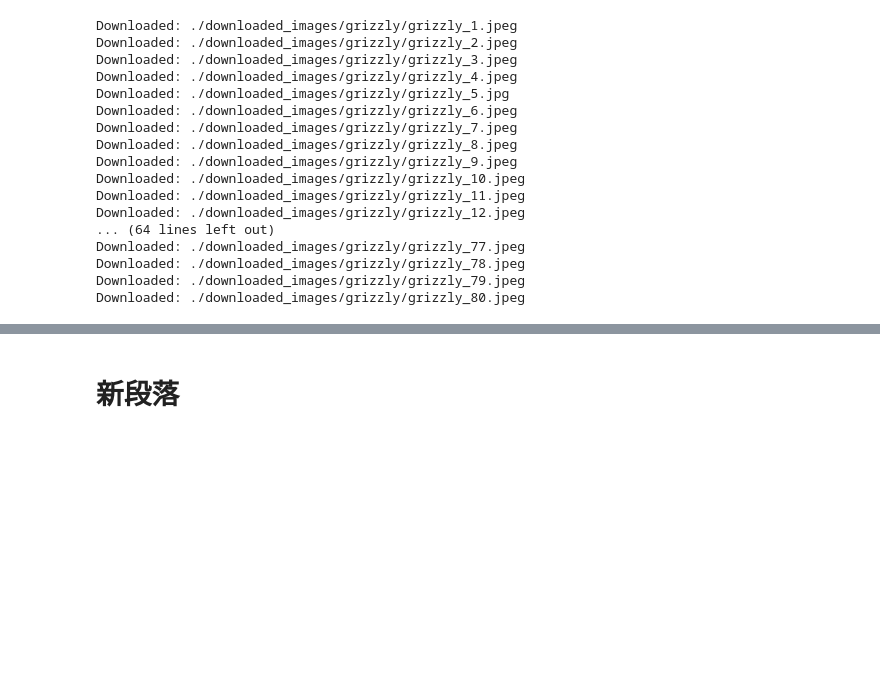
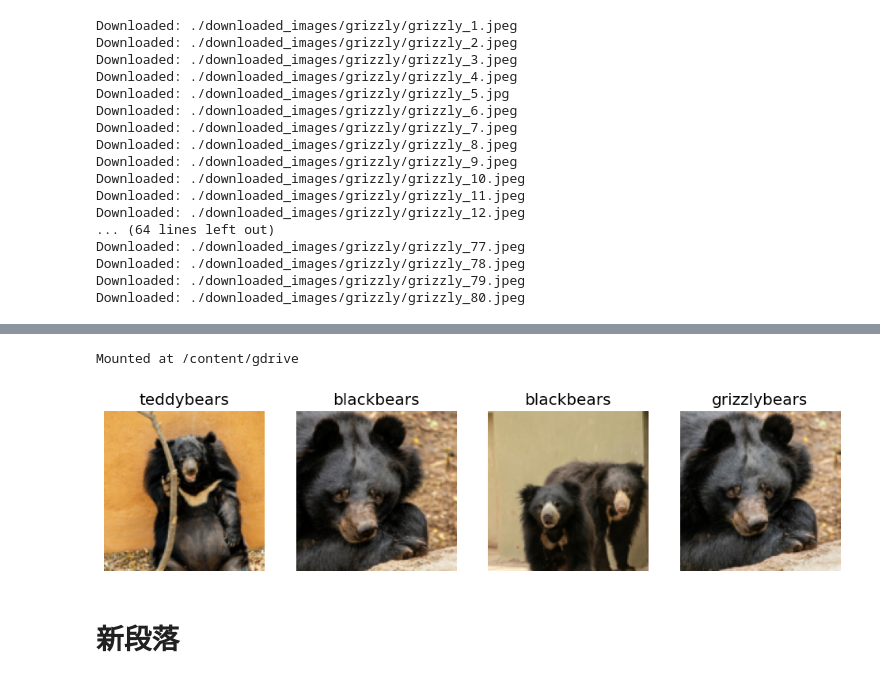
Before and after one commit to Daniel1989/fastai_course, a Jupyter notebook: fastai_02.ipynb, the cells around one changed output, grey strips where cells are left out. Cells and saved outputs as stored; diff of their text form; code cells hidden in the pictures; blank space fills up the shorter version.

```diff
--- a/fastai_02.ipynb
+++ b/fastai_02.ipynb
@@ -85,2 +102,25 @@ Downloaded: ./downloaded_images/grizzly/grizzly_80.jpeg
+# %%
+# 初始化
+import fastbook
+fastbook.setup_book()
+# %% [output]
+Mounted at /content/gdrive
+# %%
+from fastbook import *
+from fastai.vision.widgets import *
+# 5个组成部分，block，一个
+bears = DataBlock(
+    blocks=(ImageBlock, CategoryBlock), # 前者自变量是我们用来进行预测的因素，而后者因变量是我们的目标。
+    get_items=get_image_files, # get_image_files function takes a path, and returns a list of all of the images in that path (recursively, by default)
+    splitter=RandomSplitter(valid_pct=0.2, seed=42), # seed通过提供同样的启动点，来确保创建的数值一致
+    get_y=parent_label, # 一个function 获取y的label
+    item_tfms=Resize(128)) # 将所有图片弄成一个size，这样产生的tensorsize才一致
+# %%
+path = Path('downloaded_images')
+dls = bears.dataloaders(path)
+# %%
+dls.valid.show_batch(max_n=4, nrows=1)
+# %% [output]
+[figure, added]
 # %% [markdown]
 # 新段落
```
Also changed, not shown: parts of 3 cells of this notebook.
